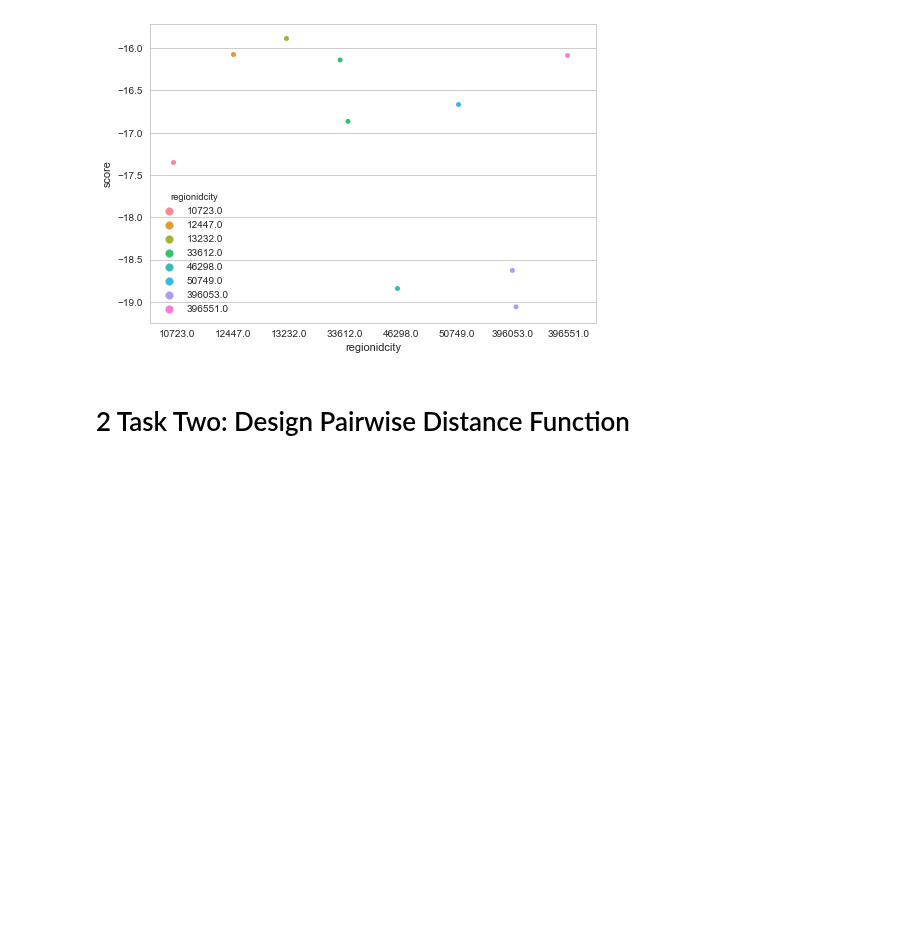
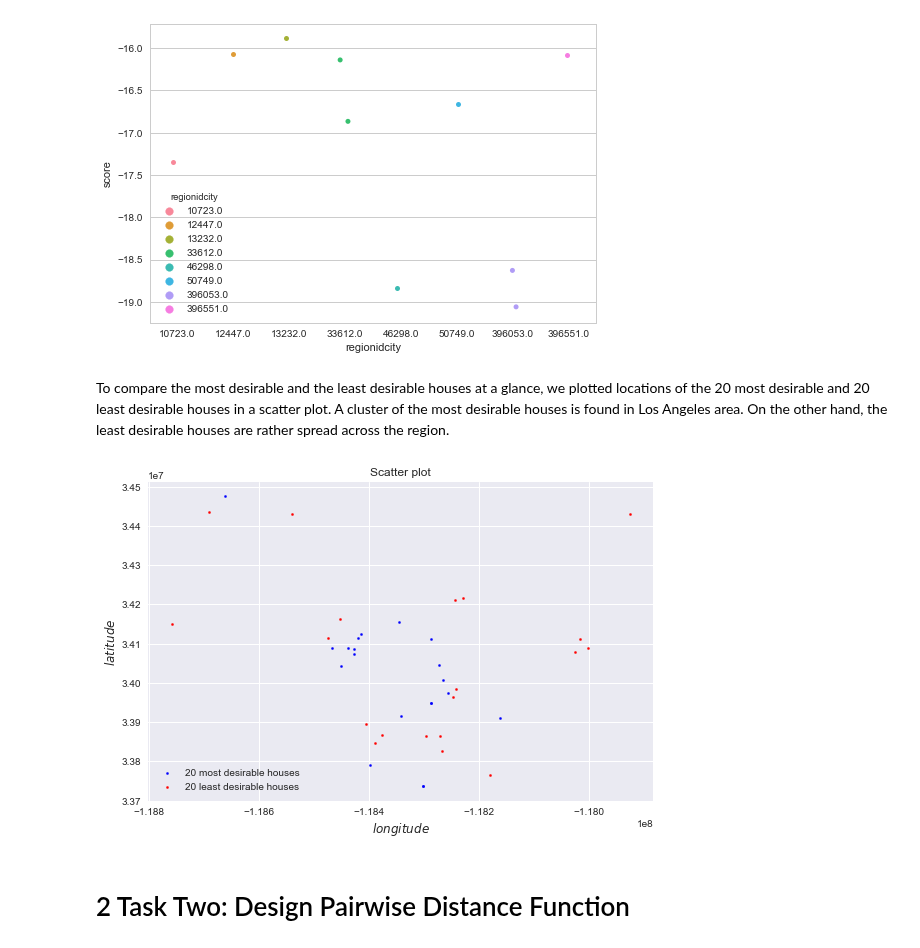
Before and after one commit to caitaozhan/CSE519-Homework-Project, a Jupyter notebook: HW3/HW3.ipynb, the cells around one changed output. Drawn from its saved outputs; the diff is of its cells as text; code cells hidden in the pictures; blank space fills up the shorter version.

```diff
--- a/HW3/HW3.ipynb
+++ b/HW3/HW3.ipynb
@@ -245,6 +245,28 @@ sns.stripplot(x="regionidcity", y="score", hue="regionidcity", data=least_desira
 # %% [output]
 <matplotlib.axes._subplots.AxesSubplot at 0x...>
 [figure]
+# %% [markdown]
+To compare the most desirable and the least desirable houses at a glance, we plotted locations of the 20 most desirable and 20 least desirable houses in a scatter plot. A cluster of the most desirable houses is found in Los Angeles area. On the other hand, the least desirable houses are rather spread across the region.
+# %%
+# Plot. Scatter plot of most and least desirable houses
+most_desirables_multi = scoring_result_ordered[:20]
+least_desirables_multi = scoring_result_ordered[-20:]
+
+ax = plt.subplot()
+most_des = ax.scatter(most_desirables_multi.longitude,
+           most_desirables_multi.latitude, s=5, color='blue')
+least_des = ax.scatter(least_desirables_multi.longitude,
+           least_desirables_multi.latitude, s=5, color='red')
+
+ax.legend((most_des, least_des),('20 most desirable houses','20 least desirable houses'))
+ax.set_xlabel('$longitude$', fontsize=12)
+ax.set_ylabel('$latitude$', fontsize=12)
+ax.set_title('Scatter plot', fontsize=12)
+
+plt.tight_layout()
+plt.show()
+# %% [output]
+[figure, added]
 # %% [markdown]
 # 2 Task Two: Design Pairwise Distance Function
 # %% [markdown]
```
Also changed, not shown: parts of 3 cells of this notebook.
